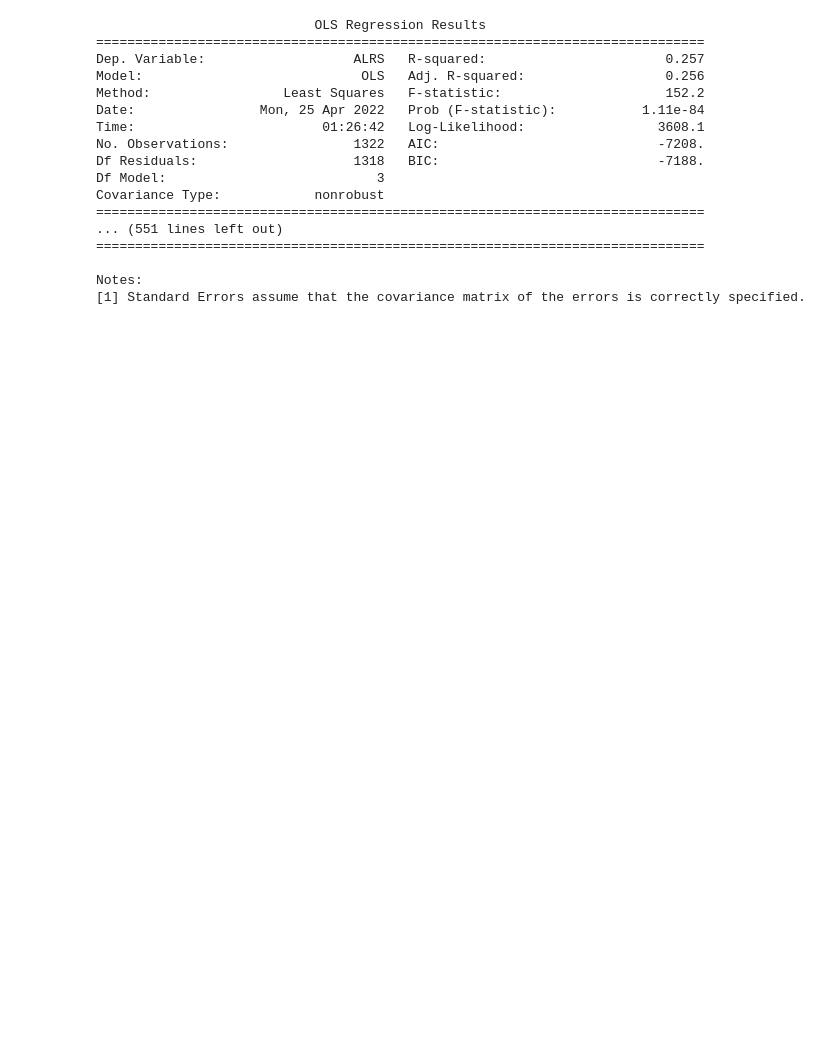
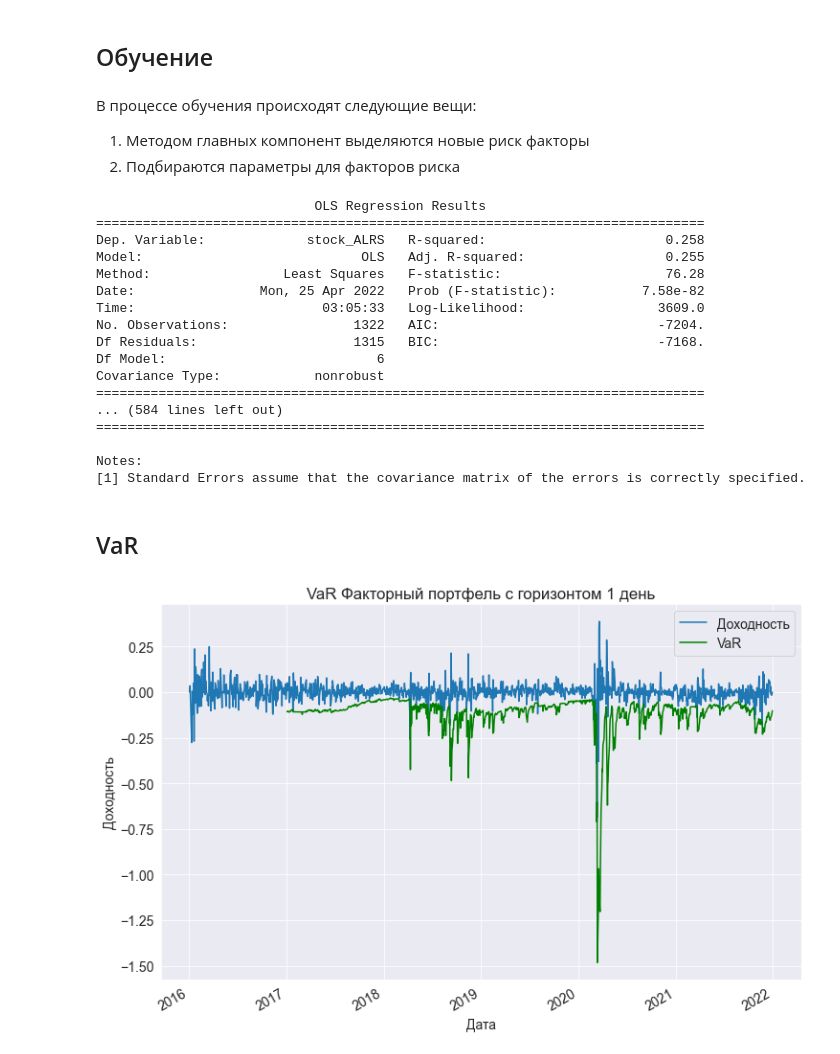
Before and after one commit to gaarutyunov/market-risk, a Jupyter notebook: notebooks/value_at_risk_portfolio.ipynb, the cells around one changed output. Saved outputs shown, nothing was run; the diff lists cells and outputs as text; code cells hidden in the pictures; blank space fills up the shorter version.

Commit message:
portfolio var done

```diff
--- a/notebooks/value_at_risk_portfolio.ipynb
+++ b/notebooks/value_at_risk_portfolio.ipynb
@@ -31,27 +53,33 @@ rates = ZeroCoupon()
 stocks = [Stock(st) for st in __SELECTED_STOCKS__]
 bonds = [Bond(b) for b in __SELECTED__BONDS__]
 # %%
-stock_group = SecurityGroup(name='stocks', securities=stocks, factors=brent + currencies + indexes, n_components=6)
-currency_group = SecurityGroup(name='currencies', securities=currencies, factors=currencies, n_components=1)
-bonds_group = SecurityGroup(name='bonds', securities=bonds, factors=brent + [rates], n_components=6)
+stock_group = SecurityGroup(name='Акции', securities=stocks, factors=brent + currencies + indexes, n_components=6)
+currency_group = SecurityGroup(name='Валюта', securities=currencies, factors=currencies, n_components=1)
+bonds_group = SecurityGroup(name='Облигации', securities=bonds, factors=brent + [rates], n_components=6)
 # %%
-portfolio = Portfolio(name='Factor 1-day portfolio', periods=1, factors=brent + currencies + indexes + [rates], securities=[stock_group, currency_group, bonds_group])
+portfolio = Portfolio(name='Факторный портфель с горизонтом 1 день', periods=1, factors=brent + currencies + indexes + [rates], securities=[stock_group, currency_group, bonds_group])
+# %% [markdown]
+## Обучение
+# %% [markdown]
+В процессе обучения происходят следующие вещи:
+1) Методом главных компонент выделяются новые риск факторы
+2) Подбираются параметры для факторов риска
 # %%
 portfolio.fit()
 # %% [output]
                             OLS Regression Results
 ==============================================================================
-Dep. Variable:                   ALRS   R-squared:                       0.257
-Model:                            OLS   Adj. R-squared:                  0.256
-Method:                 Least Squares   F-statistic:                     152.2
-Date:                Mon, 25 Apr 2022   Prob (F-statistic):           1.11e-84
-Time:                        01:26:42   Log-Likelihood:                 3608.1
-No. Observations:                1322   AIC:                            -7208.
-Df Residuals:                    1318   BIC:                            -7188.
-Df Model:                           3
+Dep. Variable:             stock_ALRS   R-squared:                       0.258
+Model:                            OLS   Adj. R-squared:                  0.255
+Method:                 Least Squares   F-statistic:                     76.28
+Date:                Mon, 25 Apr 2022   Prob (F-statistic):           7.58e-82
+Time:                        03:05:33   Log-Likelihood:                 3609.0
+No. Observations:                1322   AIC:                            -7204.
+Df Residuals:                    1315   BIC:                            -7168.
+Df Model:                           6
 Covariance Type:            nonrobust
 ==============================================================================
-... (551 lines left out)
+... (584 lines left out)
 ==============================================================================
 
 Notes:
@@ -60,0 +87,6 @@ portfolio.returns()
+# %% [markdown]
+## VaR
+# %%
+portfolio.plot_value_at_risk(calc_func=calculate_garch)
+# %% [output]
+[figure, added]
```
Also changed, not shown: parts of 7 cells of this notebook, 4 other files.
